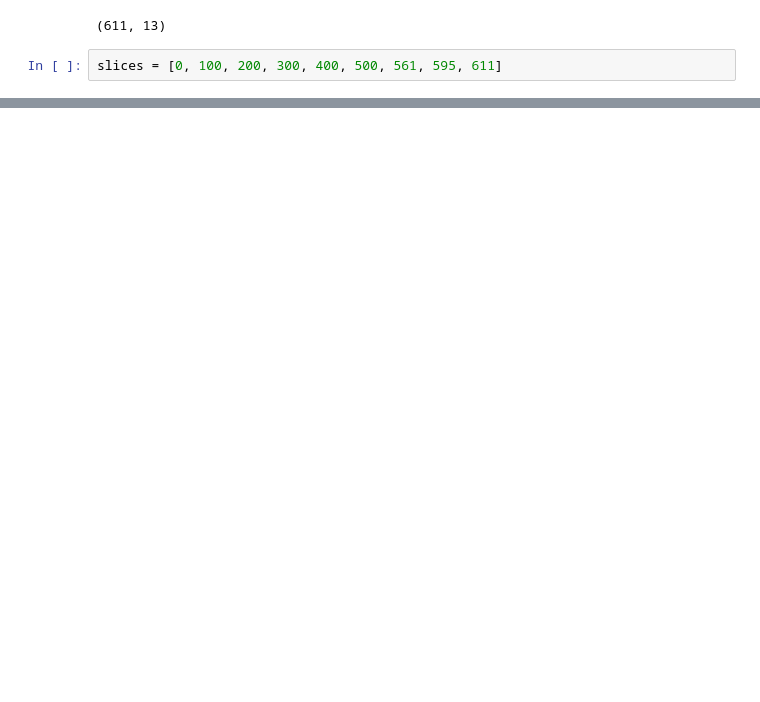
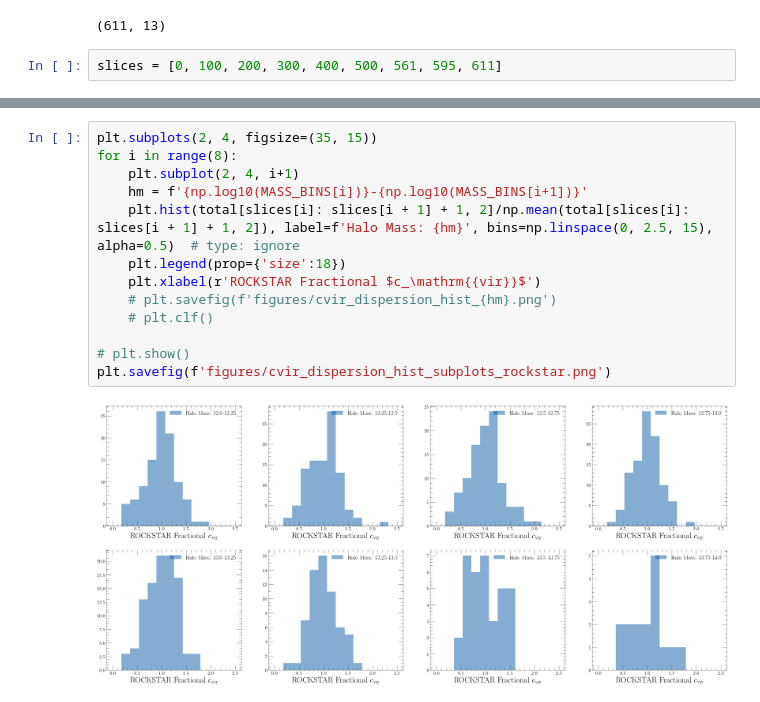
Before and after one commit to Nikhil0504/Simulations, a Jupyter notebook: Bolshoi/plots_jackknife.ipynb, the cells around one changed output, grey strips where cells are left out. Saved outputs shown, nothing was run; the diff lists cells and outputs as text; blank space fills up the shorter version.

```diff
--- a/Bolshoi/plots_jackknife.ipynb
+++ b/Bolshoi/plots_jackknife.ipynb
@@ -35,0 +36,15 @@ plt.savefig(f'figures/cvir_dispersion_hist_subplots.png')
+# %%
+plt.subplots(2, 4, figsize=(35, 15))
+for i in range(8):
+    plt.subplot(2, 4, i+1)
+    hm = f'{np.log10(MASS_BINS[i])}-{np.log10(MASS_BINS[i+1])}'
+    plt.hist(total[slices[i]: slices[i + 1] + 1, 2]/np.mean(total[slices[i]: slices[i + 1] + 1, 2]), label=f'Halo Mass: {hm}', bins=np.linspace(0, 2.5, 15), alpha=0.5)  # type: ignore
+    plt.legend(prop={'size':18})
+    plt.xlabel(r'ROCKSTAR Fractional $c_\mathrm{{vir}}$')
+    # plt.savefig(f'figures/cvir_dispersion_hist_{hm}.png')
+    # plt.clf()
+
+# plt.show()
+plt.savefig(f'figures/cvir_dispersion_hist_subplots_rockstar.png')
+# %% [output]
+[figure, added]
```
Also changed, not shown: parts of 7 cells of this notebook, 5 other files.
